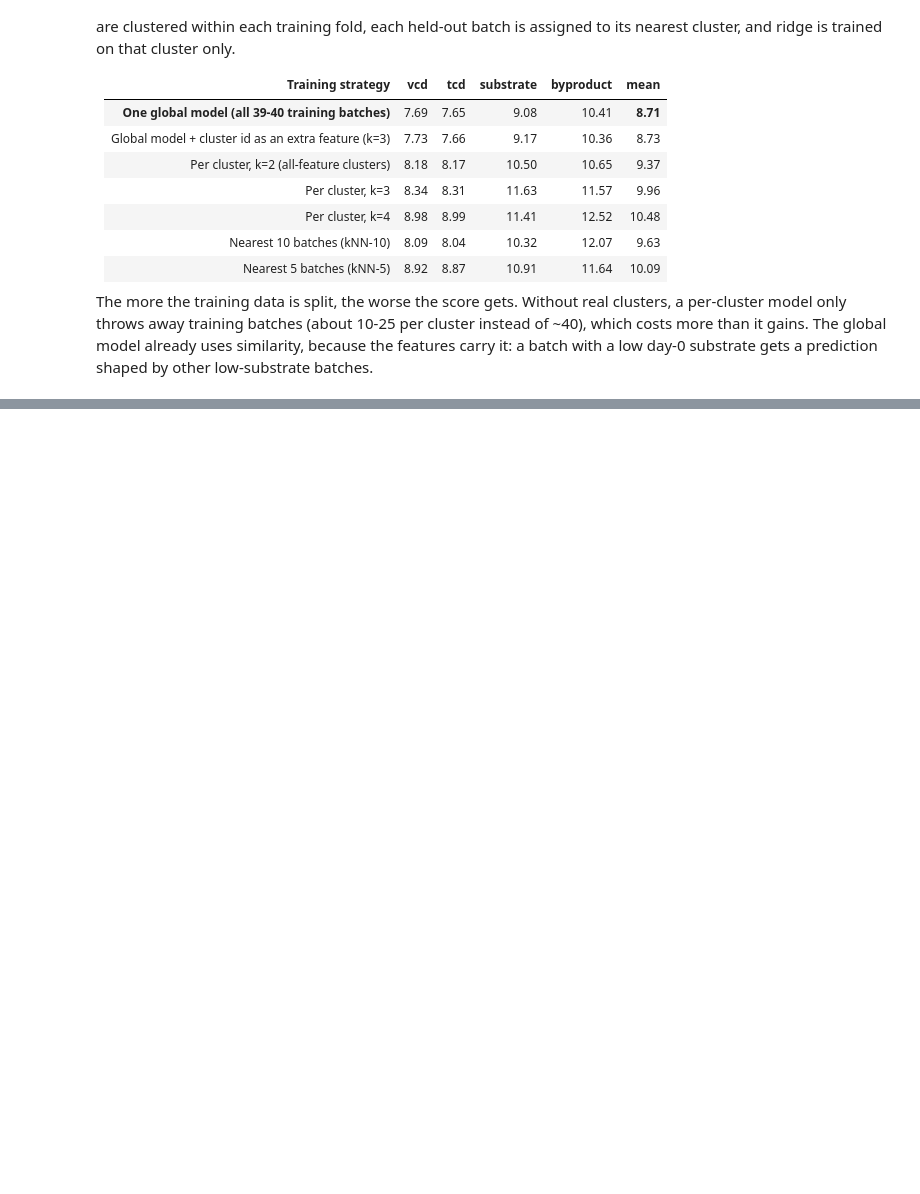
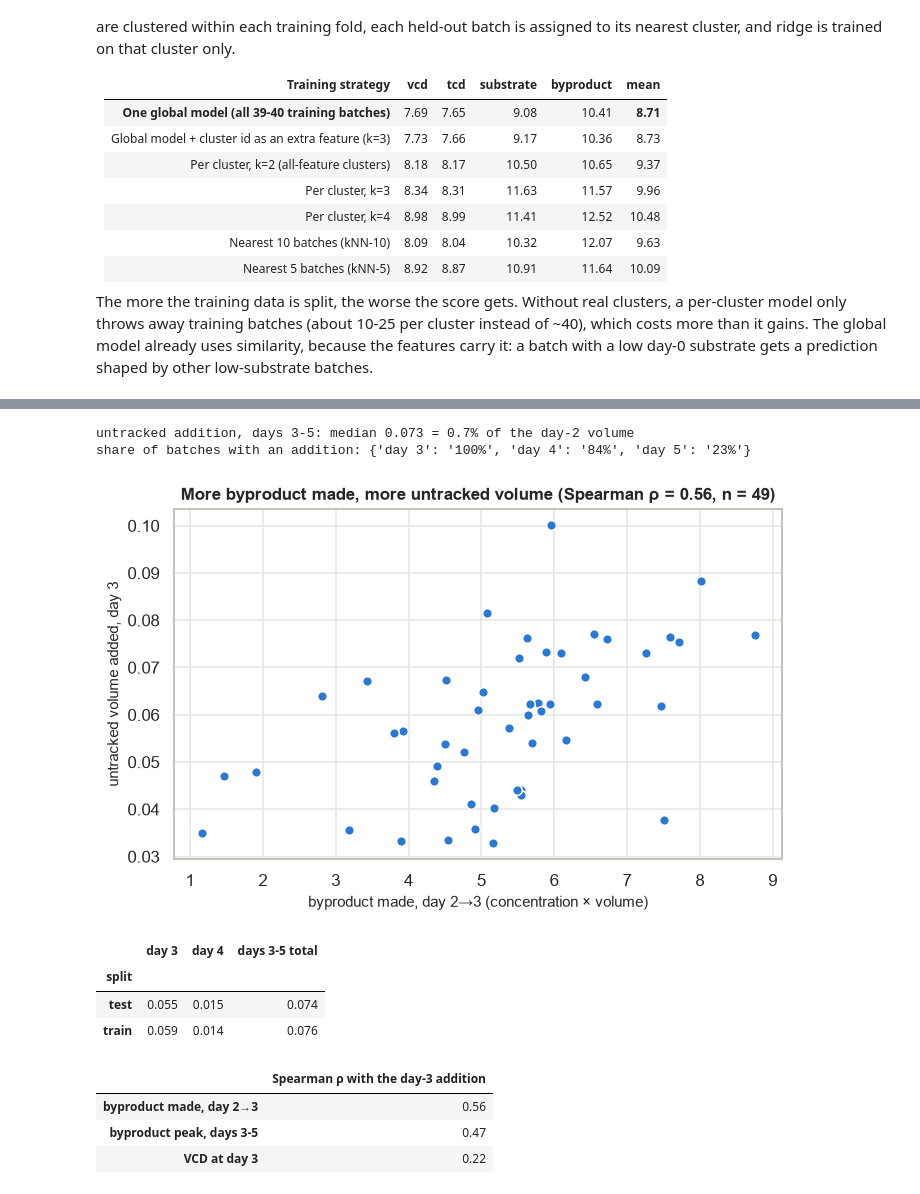
Before and after one commit to SwissDataScienceCenter/SDSC-STEM4Health-group01, a Jupyter notebook: testing/data_overview.ipynb, the cells around one changed output, grey strips where cells are left out. Cells and saved outputs as stored; diff of their text form; code cells hidden in the pictures; blank space fills up the shorter version.

```diff
--- a/testing/data_overview.ipynb
+++ b/testing/data_overview.ipynb
@@ -739,0 +781,41 @@ similarity, because the features carry it: a batch with a low day-0 substrate ge
+# %%
+# Size of the addition: residual above each batch's own loss rate on days 1-2 (before lactate builds up)
+R = vb.pivot(index="batch_id", columns="day", values="residual")
+own_loss = R[[1, 2]].mean(axis=1)
+added = pd.DataFrame({f"day {d}": R[d] - own_loss for d in (3, 4, 5)})
+added["days 3-5 total"] = added.clip(lower=0).sum(axis=1)
+added["split"] = raw.groupby("batch_id").split.first()
+v_d2 = R.index.map(raw[raw.volume.notna() & raw.elapsed_time.between(1.5, 2.5)].groupby("batch_id").volume.first())
+print(f"untracked addition, days 3-5: median {added['days 3-5 total'].median():.3f} "
+      f"= {(added['days 3-5 total'] / v_d2).median():.1%} of the day-2 volume")
+print("share of batches with an addition:", {c: f"{(added[c] > 0).mean():.0%}" for c in ["day 3", "day 4", "day 5"]})
+
+# What does it track? Lactate (byproduct) made in the same interval, training batches only
+w = {v: train_s.pivot_table(index="batch_id", columns="day", values=v) for v in ["byproduct", "volume", "vcd"]}
+lac_mass = w["byproduct"] * w["volume"]
+drivers = pd.DataFrame({"byproduct made, day 2→3": lac_mass[3] - lac_mass[2],
+                        "byproduct peak, days 3-5": w["byproduct"][[3, 4, 5]].max(axis=1),
+                        "VCD at day 3": w["vcd"][3]})
+rho = drivers.apply(lambda s: s.corr(added.loc[drivers.index, "day 3"], method="spearman"))
+
+fig, ax = plt.subplots(figsize=(6.5, 4.2))
+x = drivers["byproduct made, day 2→3"]
+ax.scatter(x, added.loc[x.index, "day 3"], s=40, color=TRAIN, edgecolor="white", linewidth=1)
+ax.set_xlabel("byproduct made, day 2→3 (concentration × volume)"); ax.set_ylabel("untracked volume added, day 3")
+ax.set_title(f"More byproduct made, more untracked volume (Spearman ρ = {rho.iloc[0]:.2f}, n = 49)")
+plt.tight_layout(); plt.show()
+
+display(added.groupby("split")[["day 3", "day 4", "days 3-5 total"]].mean().round(3))
+rho.round(2).rename("Spearman ρ with the day-3 addition").to_frame()
+# %% [output]
+untracked addition, days 3-5: median 0.073 = 0.7% of the day-2 volume
+share of batches with an addition: {'day 3': '100%', 'day 4': '84%', 'day 5': '23%'}
+[figure, added]
+|  | day 3 | day 4 | days 3-5 total |
+| split |  |  |  |
+| test | 0.055 | 0.015 | 0.074 |
+| train | 0.059 | 0.014 | 0.076 |
+|  | Spearman ρ with the day-3 addition |
+| byproduct made, day 2→3 | 0.56 |
+| byproduct peak, days 3-5 | 0.47 |
+| VCD at day 3 | 0.22 |
```
Also changed, not shown: parts of 4 cells of this notebook, 1 other file.
